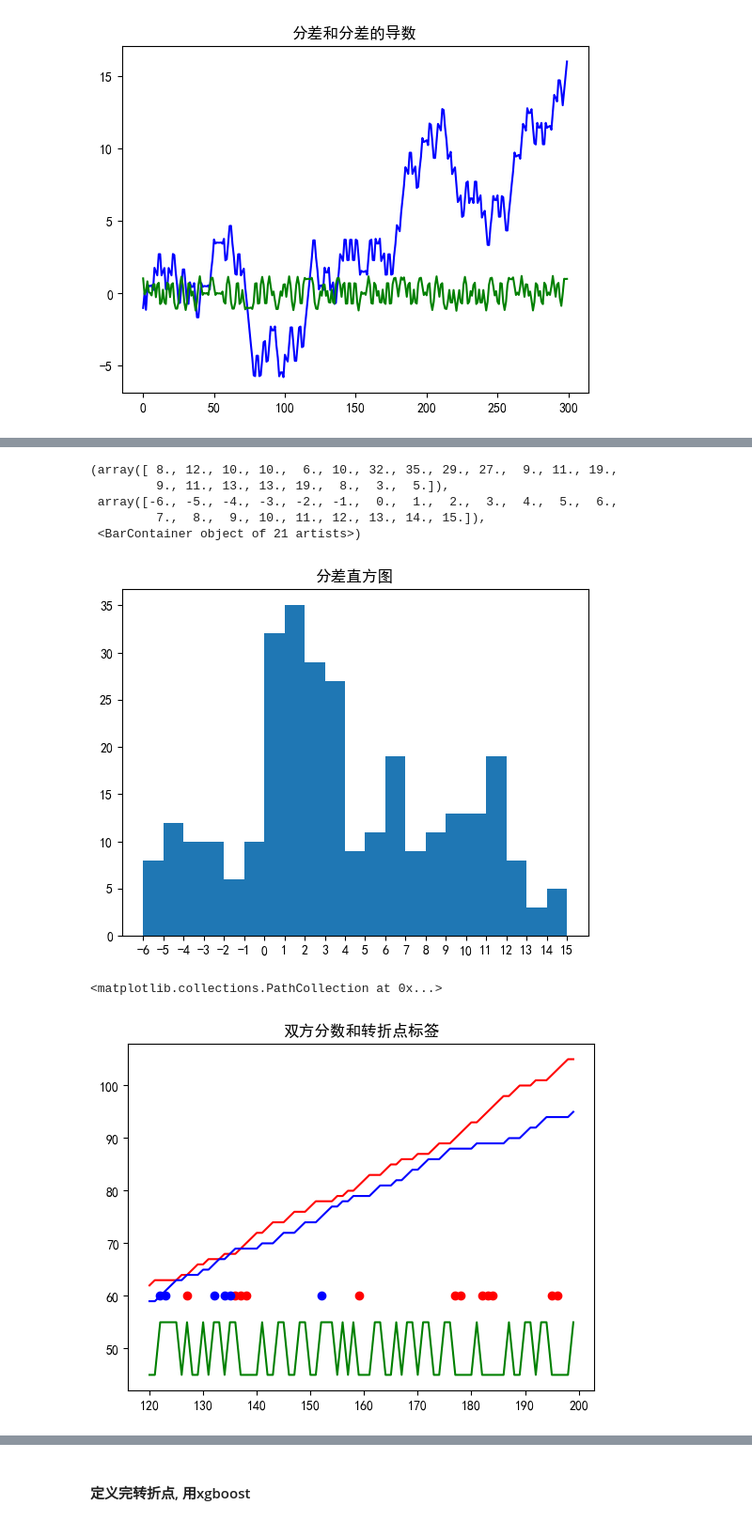
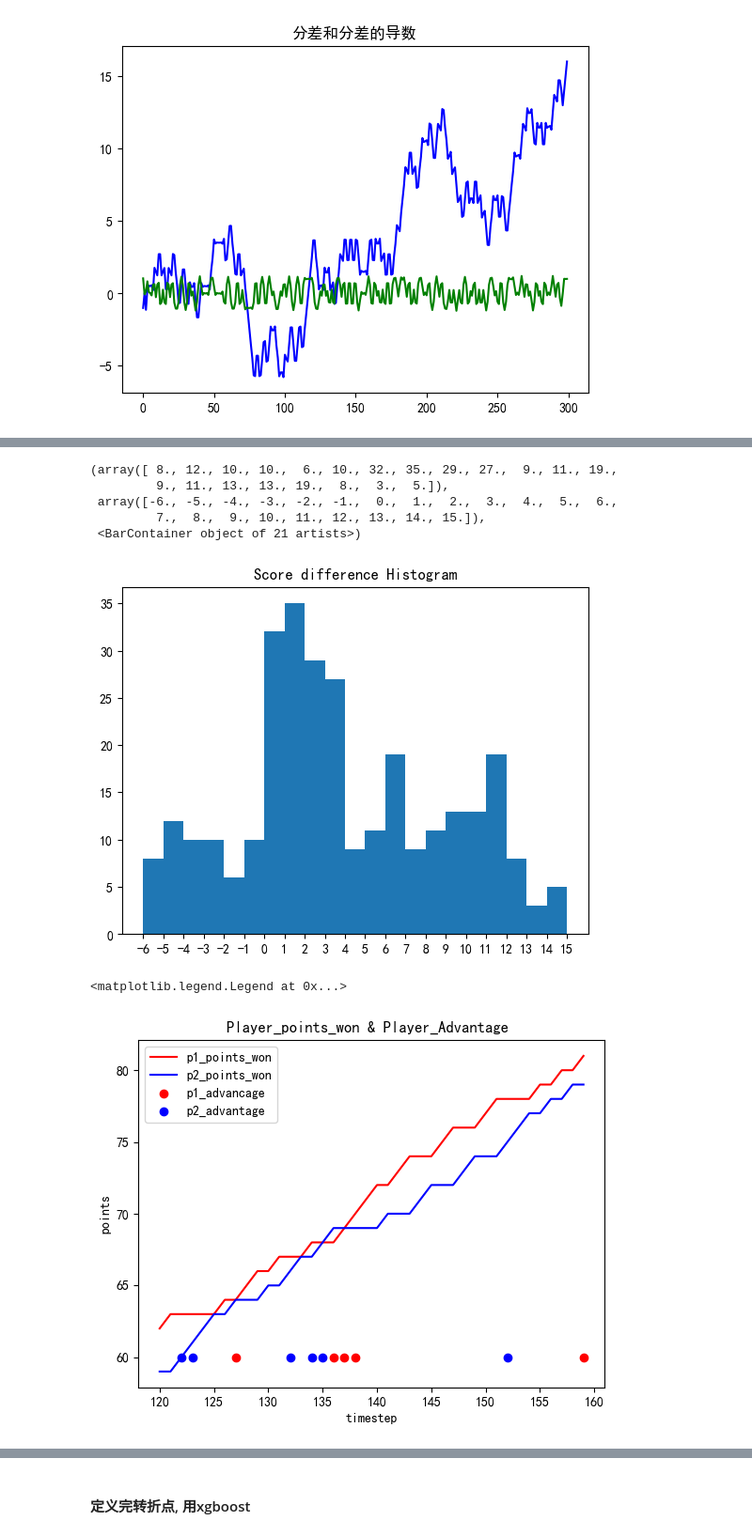
Before and after one commit to lithiumfleet/MCM2024C, a Jupyter notebook: new_thought/momentum.ipynb, the cells around one changed output, grey strips where cells are left out. Shown: that part at 94% size. Saved outputs shown, nothing was run; the diff lists cells and outputs as text; code cells hidden in the pictures.

```diff
--- a/new_thought/momentum.ipynb
+++ b/new_thought/momentum.ipynb
@@ -40,7 +45,7 @@ plt.plot(p2_momentum, color='blue')
 from scipy.signal import savgol_filter
 from statsmodels.tsa.arima.model import ARIMA
 
-def arima_predict(player:int,end=-1):
+def arima_predict(player:int,end=-1, return_p_points=False):
     window_size = 5  # 窗口大小
     poly_order = 2  # 多项式拟合阶数
     p_points = savgol_filter(df['p{}_points_won'.format(player)], window_size, poly_order)
@@ -48,4 +53,18 @@ def arima_predict(player:int,end=-1):
     model_fit = model.fit()
     end = len(p_points)-1 if end == -1 else end
     predictions = list(model_fit.predict(start=0,end=end))
+    if return_p_points == True:
+        return predictions, p_points
     return predictions
+# %%
+# 画图看预测曲线
+p1_pred_score, p1_real_score = arima_predict(1, return_p_points=True)
+
+plt.xlabel('timesteps')
+plt.ylabel('player points')
+plt.plot(p1_real_score, color='aquamarine', linewidth=5, label='player_realtime_points')
+plt.plot(p1_pred_score, color='blue', label='ARIMA_predict_points')
+plt.legend ()
+
+# mse
+print("mse = {}".format(sum( [(i-j)**2 for i, j in zip(p1_real_score, p1_pred_score)] )/len(p1_pred_score)))
@@ -51,0 +74,11 @@ def arima_predict(player:int,end=-1):
+# %%
+l,h = 0, 0
+cntl, cnth = 0, 0
+for i,j in zip(p1_real_score, p1_pred_score):
+    if i > j:
+        l += i-j
+        cntl += 1
+    if i < j:
+        h += j-i
+        cnth += 1
+print("low = {}, high = {}".format(l/cntl, h/cnth))
@@ -135,7 +197,7 @@ plt.hist(derive_of_score_dif, bins=x)
 # %%
 # 确定分差0附近是什么意思: -1, 0, +1
 x = [i for i in range(-6,16)]
-plt.title("分差直方图")
+plt.title("Score difference Histogram")
 plt.xticks(x)
 plt.hist(score_dif, bins=x)
 # %% [output]
@@ -144,7 +206,7 @@ plt.hist(score_dif, bins=x)
  array([-6., -5., -4., -3., -2., -1.,  0.,  1.,  2.,  3.,  4.,  5.,  6.,
          7.,  8.,  9., 10., 11., 12., 13., 14., 15.]),
  <BarContainer object of 21 artists>)
-[figure, old version]
+[figure, new version]
 # %%
 # 标签 Y
 n = len(score_dif)
@@ -156,39 +218,42 @@ for i in range(n):
         else:
             Y[i] = 2
 
 # 查看be区间
-b, e = 120, 200
+b, e = 120, 160
 up_line, base_line = 60, 50
 x = list(range(b,e))
 
 # p1-p2优势区 离散图
 ## 离散图y
 p1_Y, p2_Y = [], []
 for i in Y:
     if i == 0:
         p1_Y.append(0)
         p2_Y.append(0)
     elif i == 1:
         p1_Y.append(up_line)
         p2_Y.append(0)
     else:
         p2_Y.append(up_line)
         p1_Y.append(0)
 ## 离散图x
 p1_scatter_x = []
 p2_scatter_x = []
 for i in x:
     if p1_Y[i]>0:
         p1_scatter_x.append(i)
     if p2_Y[i]>0:
         p2_scatter_x.append(i)
 p1_Y, p2_Y = [up_line]*len(p1_scatter_x), [up_line]*len(p2_scatter_x)
-plt.title("双方分数和转折点标签")
-plt.plot(x,df['p1_points_won'][b:e],color='red')
-plt.plot(x,df['p2_points_won'][b:e],color='blue')
-plt.plot(x,[i*5+base_line for i in discard_derive_score_dif[b:e]],color='green')
-plt.scatter(p1_scatter_x,p1_Y, color='red')
-plt.scatter(p2_scatter_x,p2_Y, color='blue')
+plt.title("Player_points_won & Player_Advantage ")
+plt.ylabel('points')
+plt.xlabel('timestep')
+plt.plot(x,df['p1_points_won'][b:e],color='red',label="p1_points_won")
+plt.plot(x,df['p2_points_won'][b:e],color='blue',label="p2_points_won")
+# plt.plot(x,[i*5+base_line for i in discard_derive_score_dif[b:e]],color='green')
+plt.scatter(p1_scatter_x,p1_Y, color='red',label='p1_advancage')
+plt.scatter(p2_scatter_x,p2_Y, color='blue',label='p2_advantage')
+plt.legend()
 # %% [output]
-<matplotlib.collections.PathCollection at 0x...>
+<matplotlib.legend.Legend at 0x...>
-[figure, old version]
+[figure, new version]
```
Also changed, not shown: parts of 27 cells of this notebook, 52 other files.
